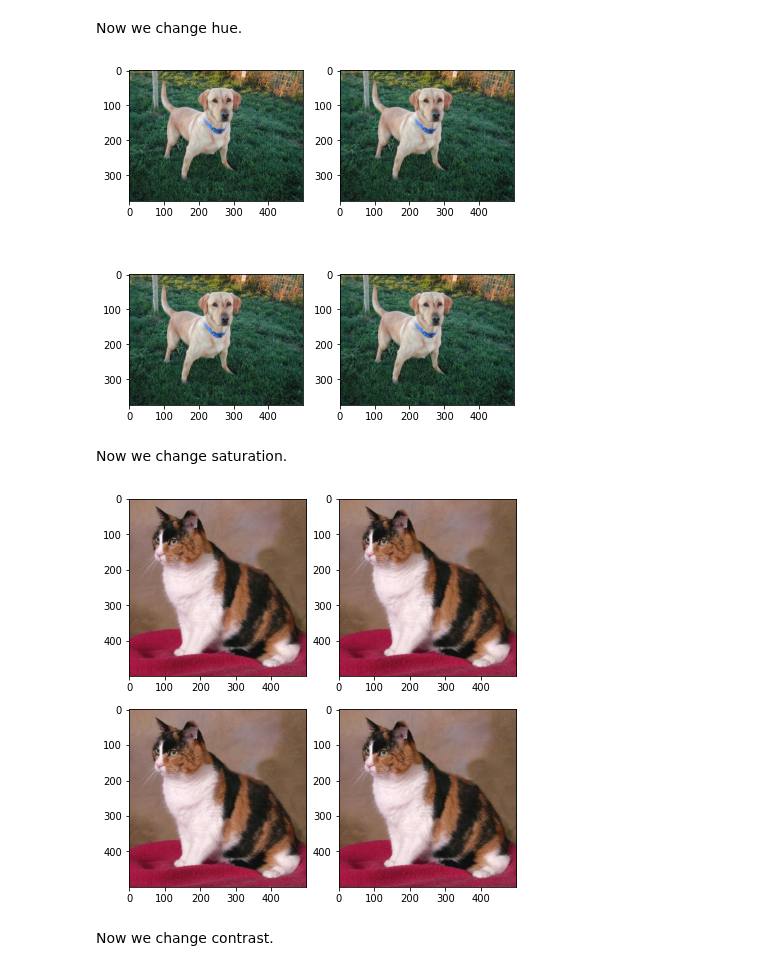
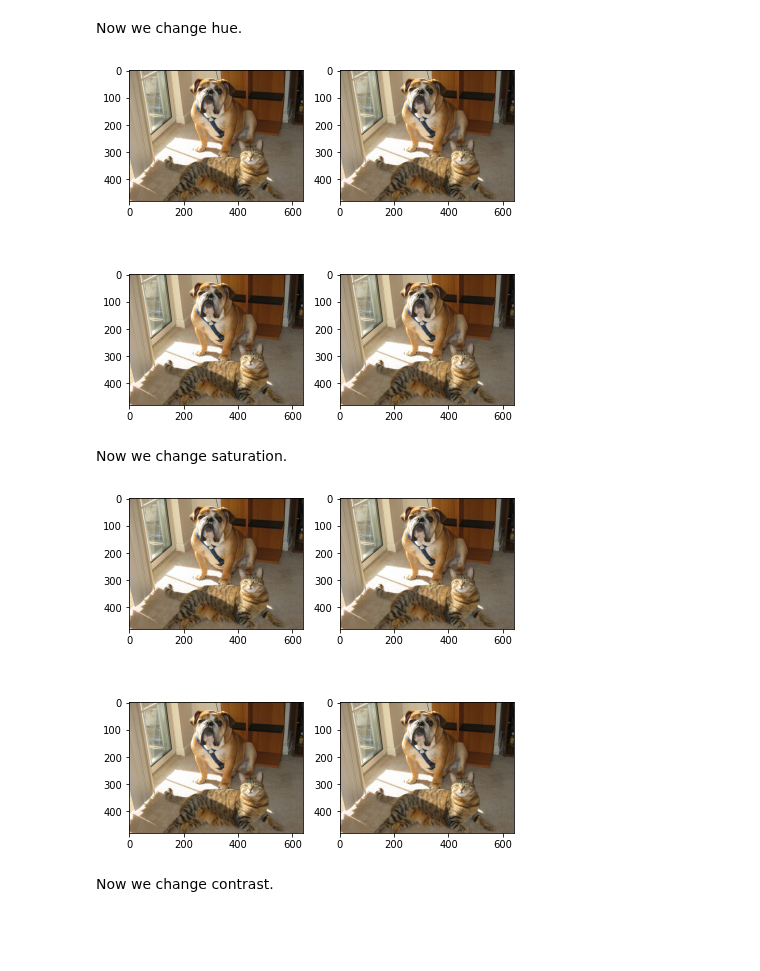
Before and after one commit to probml/probml-notebooks, a Jupyter notebook: notebooks-d2l/image_augmentation_jax.ipynb, the cells around one changed output. Drawn from its saved outputs; the diff is of its cells as text; code cells hidden in the pictures; blank space fills up the shorter version.

Commit message:
Did some modifications to image_augmentation_jax.ipynb.

```diff
--- a/notebooks-d2l/image_augmentation_jax.ipynb
+++ b/notebooks-d2l/image_augmentation_jax.ipynb
@@ -98,0 +105,6 @@ show_images([img1, img2, img3, img4, img5, img6, img7, img8], titles=['Cat', 'Ca
+# %%
+img = cv2.imread('/content/cat_dog.jpg')
+#When we load an image using Open-Cv it's opened in "BGR" format, let's change it to "RGB"
+img = cv2.cvtColor(img, cv2.COLOR_BGR2RGB)
+
+show_images([img], titles=['Cat&Dog'],num_rows=1,num_cols=1, scale=3)
@@ -165,20 +179,20 @@ hue_transform = augmax.ColorJitter(brightness=0, contrast=0, saturation=0, hue=0
 
 byte2float_hue_transform = augmax.Chain(byte2float_transform, hue_transform)
 
-apply(img=img4, aug=byte2float_hue_transform, rng=rng)
+apply(img=img, aug=byte2float_hue_transform, rng=rng)
 # %% [output]
-[figure, old version]
+[figure, new version]
 # %% [markdown]
 Now we change saturation.
 # %%
 byte2float_transform = augmax.ByteToFloat()
 saturation_transform = augmax.ColorJitter(brightness=0, contrast=0, saturation=1, hue=0)
 
 byte2float_saturation_transform = augmax.Chain(byte2float_transform, saturation_transform)
 
-apply(img=img5, aug=byte2float_saturation_transform, rng=rng)
+apply(img=img, aug=byte2float_saturation_transform, rng=rng)
 # %% [output]
-[figure, old version]
+[figure, new version]
 # %% [markdown]
 
 
```
Also changed, not shown: parts of 18 cells of this notebook.
